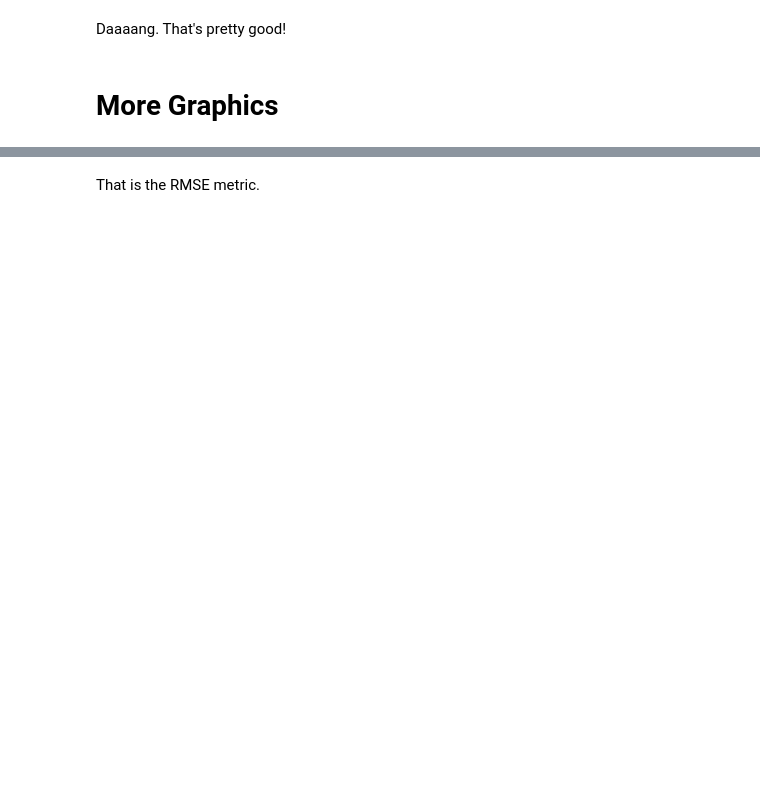
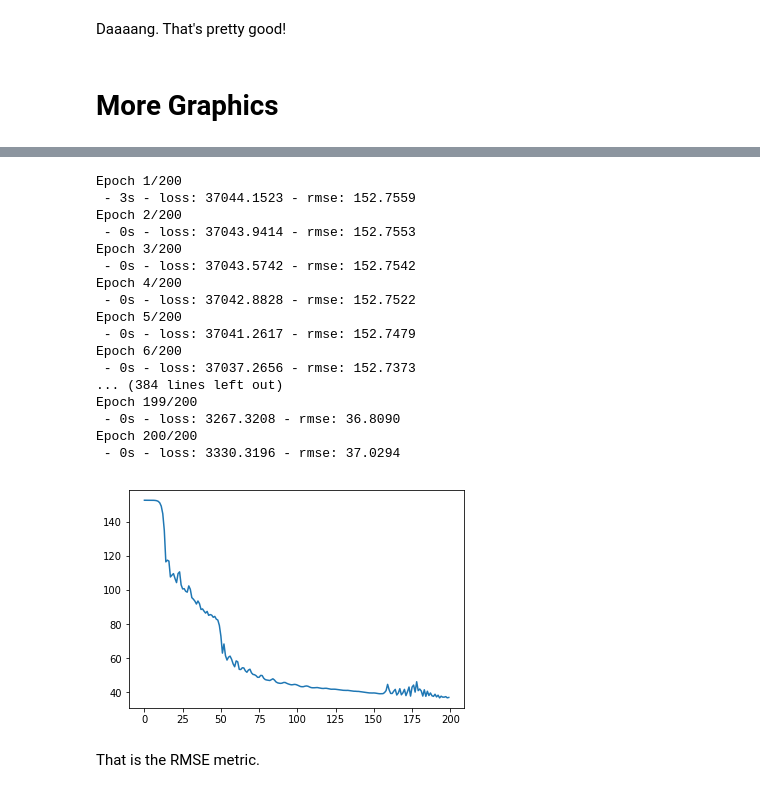
Before and after one commit to Luochenghuang/TEMANN, a Jupyter notebook: temann/ann_success.ipynb, the cells around one changed output, grey strips where cells are left out. Cells and saved outputs as stored; diff of their text form; code cells hidden in the pictures; blank space fills up the shorter version.

```diff
--- a/temann/ann_success.ipynb
+++ b/temann/ann_success.ipynb
@@ -164,18 +219,41 @@ def rmse(y_true, y_pred):
 # %%
 # create model
 model.add(Dense(100, input_dim=81, kernel_initializer='normal', activation='relu'))
 model.add(Dense(100, kernel_initializer='normal', activation='relu'))
 model.add(Dense(100, kernel_initializer='normal', activation='relu'))
 model.add(Dense(100, kernel_initializer='normal', activation='relu'))
 model.add(Dense(100, kernel_initializer='normal', activation='relu'))
 model.add(Dense(100, kernel_initializer='normal', activation='relu'))
+model.add(Dense(100, kernel_initializer='normal', activation='relu'))
+model.add(Dense(100, kernel_initializer='normal', activation='relu'))
+model.add(Dense(100, kernel_initializer='normal', activation='relu'))
+model.add(Dense(100, kernel_initializer='normal', activation='relu'))
 model.add(Dense(1, kernel_initializer='normal'))
 model.compile(loss='mse', optimizer='adam', metrics=[rmse])
 # train model
-history = model.fit(X_train, y_train, epochs=20, batch_size=128, verbose=2)
+history = model.fit(X_train, y_train, epochs=200, batch_size=1450, verbose=2)
 # plot metrics
 pyplot.plot(history.history['rmse'])
 pyplot.show()
+# %% [output]
+Epoch 1/200
+ - 3s - loss: 37044.1523 - rmse: 152.7559
+Epoch 2/200
+ - 0s - loss: 37043.9414 - rmse: 152.7553
+Epoch 3/200
+ - 0s - loss: 37043.5742 - rmse: 152.7542
+Epoch 4/200
+ - 0s - loss: 37042.8828 - rmse: 152.7522
+Epoch 5/200
+ - 0s - loss: 37041.2617 - rmse: 152.7479
+Epoch 6/200
+ - 0s - loss: 37037.2656 - rmse: 152.7373
+... (384 lines left out)
+Epoch 199/200
+ - 0s - loss: 3267.3208 - rmse: 36.8090
+Epoch 200/200
+ - 0s - loss: 3330.3196 - rmse: 37.0294
+[figure, added]
 # %% [markdown]
 That is the RMSE metric.
 # %%
```
Also changed, not shown: parts of 13 cells of this notebook.
